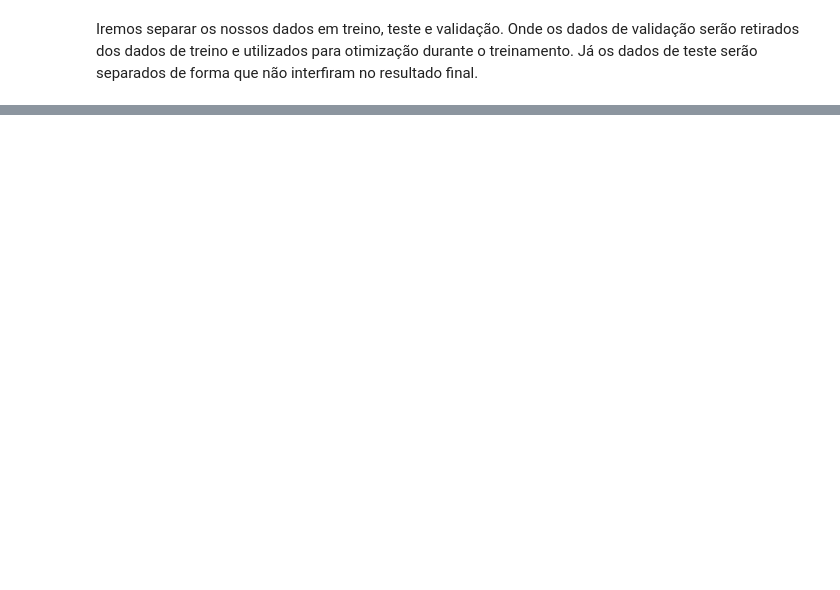
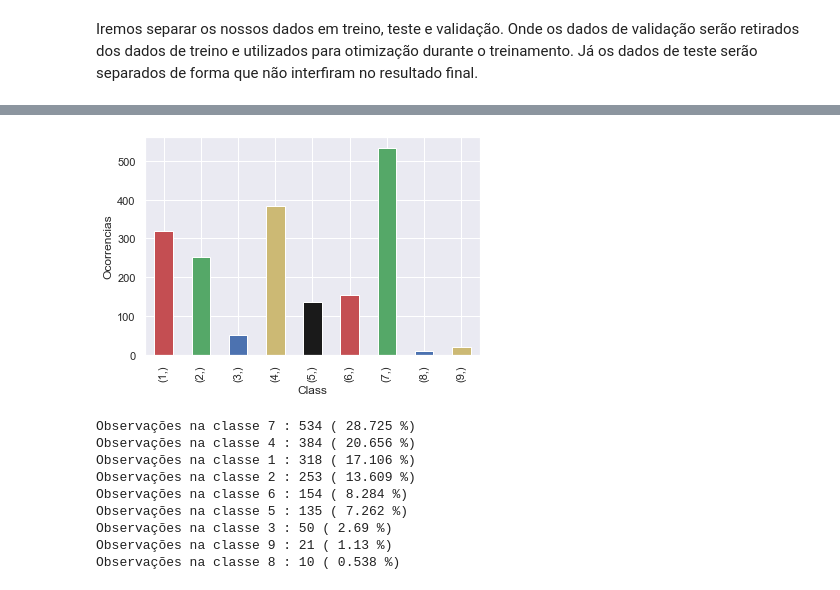
Before and after one commit to Herikc2/Medicina-Personalizada-Redefinindo-Tratamento-de-Cancer, a Jupyter notebook: Medicina_Personalizada.ipynb, the cells around one changed output, grey strips where cells are left out. Drawn from its saved outputs; the diff is of its cells as text; code cells hidden in the pictures; blank space fills up the shorter version.

```diff
--- a/Medicina_Personalizada.ipynb
+++ b/Medicina_Personalizada.ipynb
@@ -559,5 +575,5 @@ X = train_data_final.drop('Class', axis = 1)
 y = train_data_final['Class'].values
 # %%
 X_train, X_test, y_train, y_test = train_test_split(X, y, stratify = y, test_size = 0.3)
-X_train, X_cv, y_train, y_cv = train_test_split(X_train, y_train, stratify = y_train, test_size = 0.2)
+X_train, X_validacao, y_train, y_validacao = train_test_split(X_train, y_train, stratify = y_train, test_size = 0.2)
 # %%
@@ -572,0 +616,13 @@ Observaçoes em cross validation:  465
+# %%
+distribuicao(pd.DataFrame(y_train), verbose = True)
+# %% [output]
+[figure, added]
+Observações na classe 7 : 534 ( 28.725 %)
+Observações na classe 4 : 384 ( 20.656 %)
+Observações na classe 1 : 318 ( 17.106 %)
+Observações na classe 2 : 253 ( 13.609 %)
+Observações na classe 6 : 154 ( 8.284 %)
+Observações na classe 5 : 135 ( 7.262 %)
+Observações na classe 3 : 50 ( 2.69 %)
+Observações na classe 9 : 21 ( 1.13 %)
+Observações na classe 8 : 10 ( 0.538 %)
```
Also changed, not shown: parts of 24 cells of this notebook, 1 other file.
